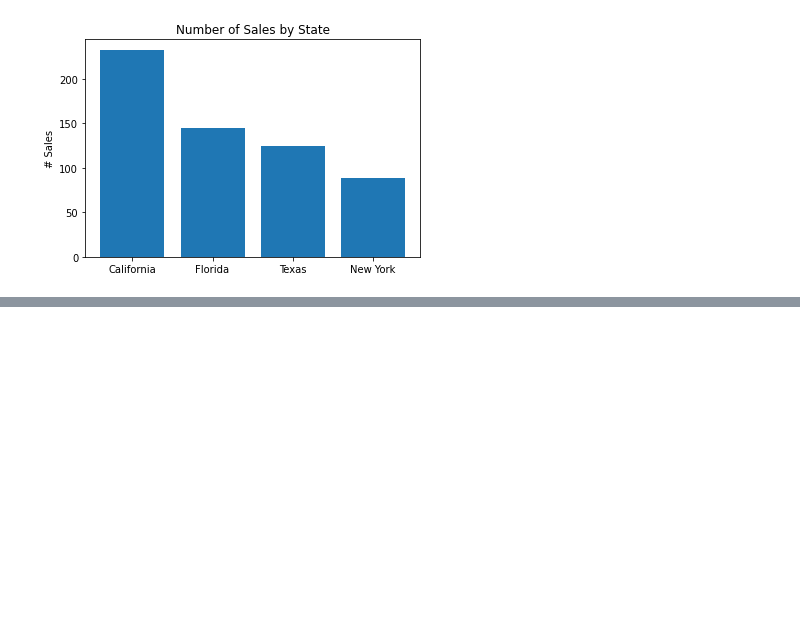
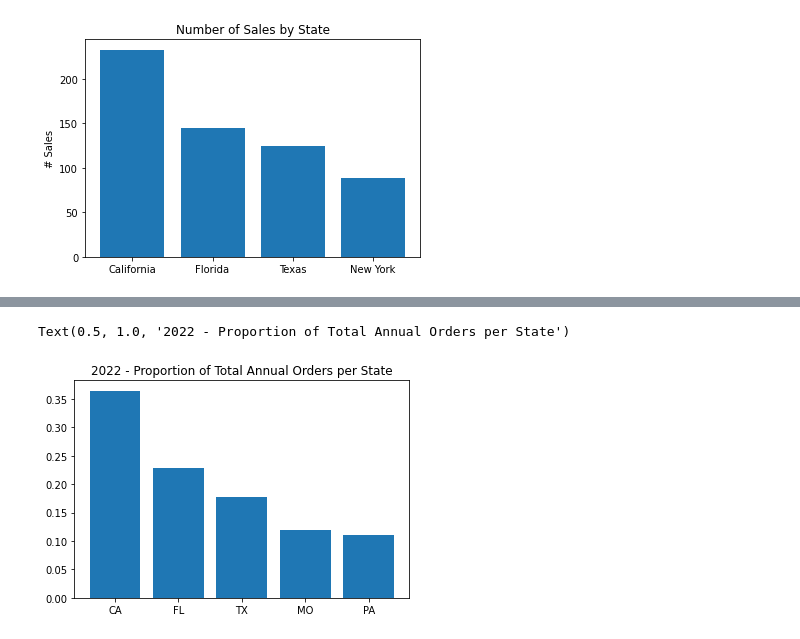
Before and after one commit to ryanbbb/Freelance-Sales-Analysis, a Jupyter notebook: sales-report.ipynb, the cells around one changed output, grey strips where cells are left out. Saved outputs shown, nothing was run; the diff lists cells and outputs as text; code cells hidden in the pictures; blank space fills up the shorter version.

```diff
--- a/sales-report.ipynb
+++ b/sales-report.ipynb
@@ -60,0 +68,6 @@ Text(0.5, 1.0, 'Number of Sales by State')
+# %%
+plt.bar(labs22,df[df['Year'] == 2022]['Shipped to State'].value_counts()[:5] / sum(df[df['Year'] == 2022]['Shipped to State'].value_counts()[:5]))
+plt.title('2022 - Proportion of Total Annual Orders per State')
+# %% [output]
+Text(0.5, 1.0, '2022 - Proportion of Total Annual Orders per State')
+[figure, added]
```
Also changed, not shown: parts of 5 cells of this notebook.
